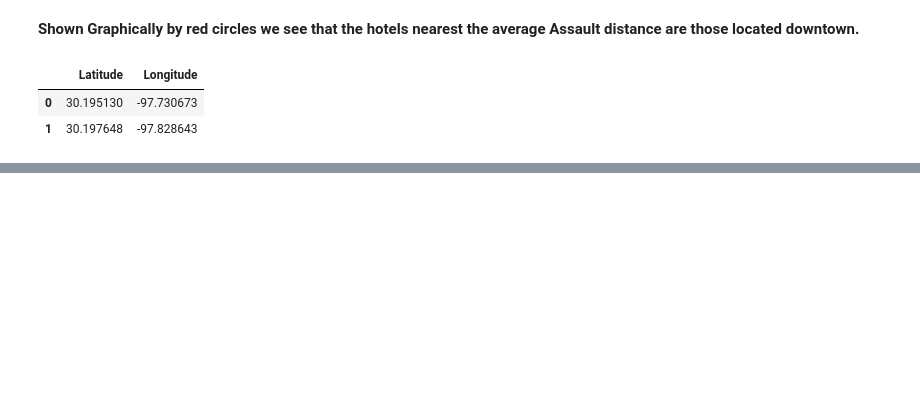
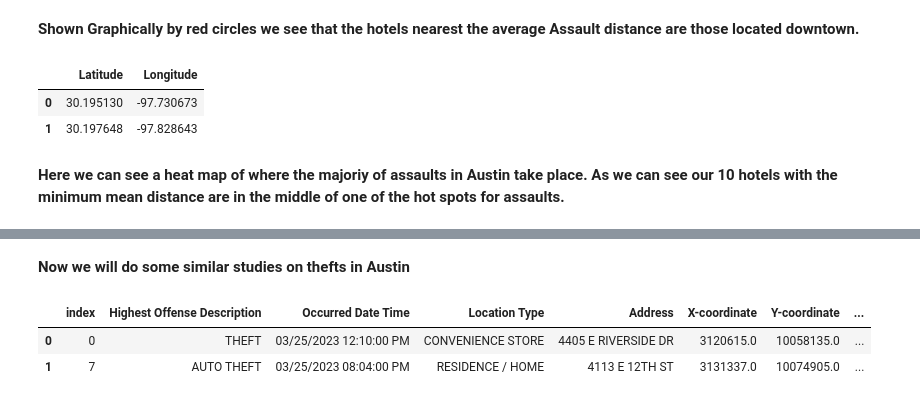
Before and after one commit to LACLanthony/crimes_hotel, a Jupyter notebook: hotels_crimes_maps.ipynb, the cells around one changed output, grey strips where cells are left out. Saved outputs shown, nothing was run; the diff lists cells and outputs as text; code cells hidden in the pictures; blank space fills up the shorter version.

```diff
--- a/hotels_crimes_maps.ipynb
+++ b/hotels_crimes_maps.ipynb
@@ -219,7 +219,20 @@ assaults_geo.head(2)
 | 1 | 30.197648 | -97.828643 |
 # %%
 import folium.plugins as plugins
+# %% [markdown]
+**Here we can see a heat map of where the majoriy of assaults in Austin take place. As we can see our 10 hotels with the minimum mean distance are in the middle of one of the hot spots for assaults.**
 # %%
 map.add_child(plugins.HeatMap(assaults_geo, radius=15))
 # %% [output]
 [interactive output not drawn]
+# %% [markdown]
+**Now we will do some similar studies on thefts in Austin**
+# %%
+thefts = crimes[crimes['Crime_Type']=='THEFT']
+thefts.reset_index(inplace=True)
+# %%
+thefts.head(2)
+# %% [output]
+|  | index | Highest Offense Description | Occurred Date Time | Location Type | Address | X-coordinate | Y-coordinate | ... |
+| 0 | 0 | THEFT | 03/25/2023 12:10:00 PM | CONVENIENCE STORE | 4405 E RIVERSIDE DR | 3120615.0 | 10058135.0 | ... |
+| 1 | 7 | AUTO THEFT | 03/25/2023 08:04:00 PM | RESIDENCE / HOME | 4113 E 12TH ST | 3131337.0 | 10074905.0 | ... |
```
Also changed, not shown: parts of 1 cell of this notebook.
